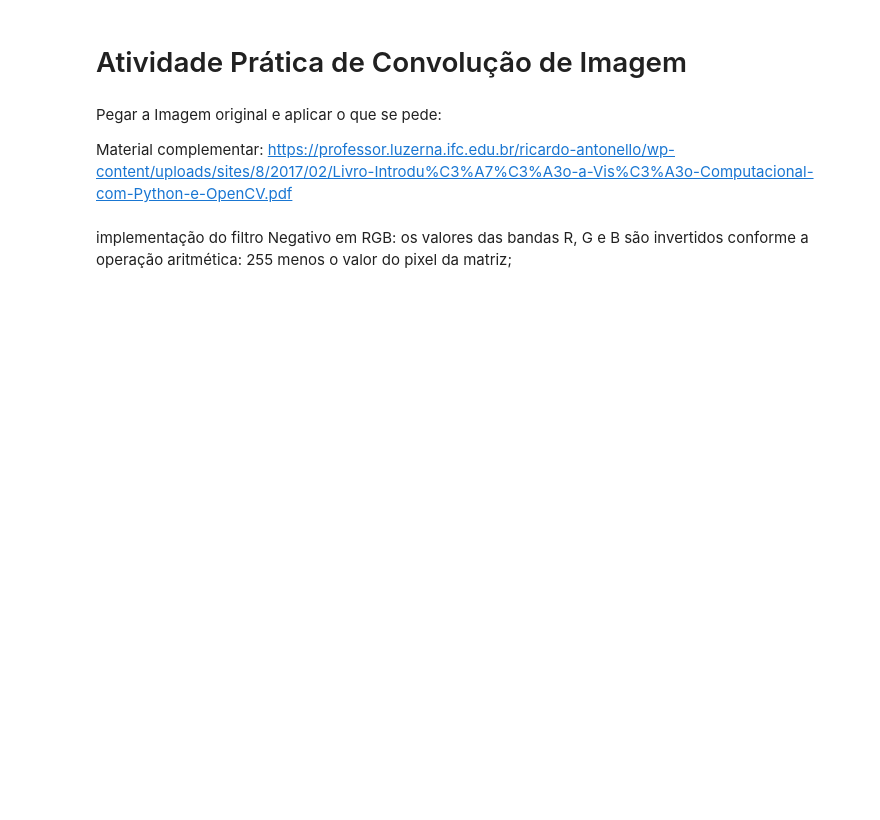
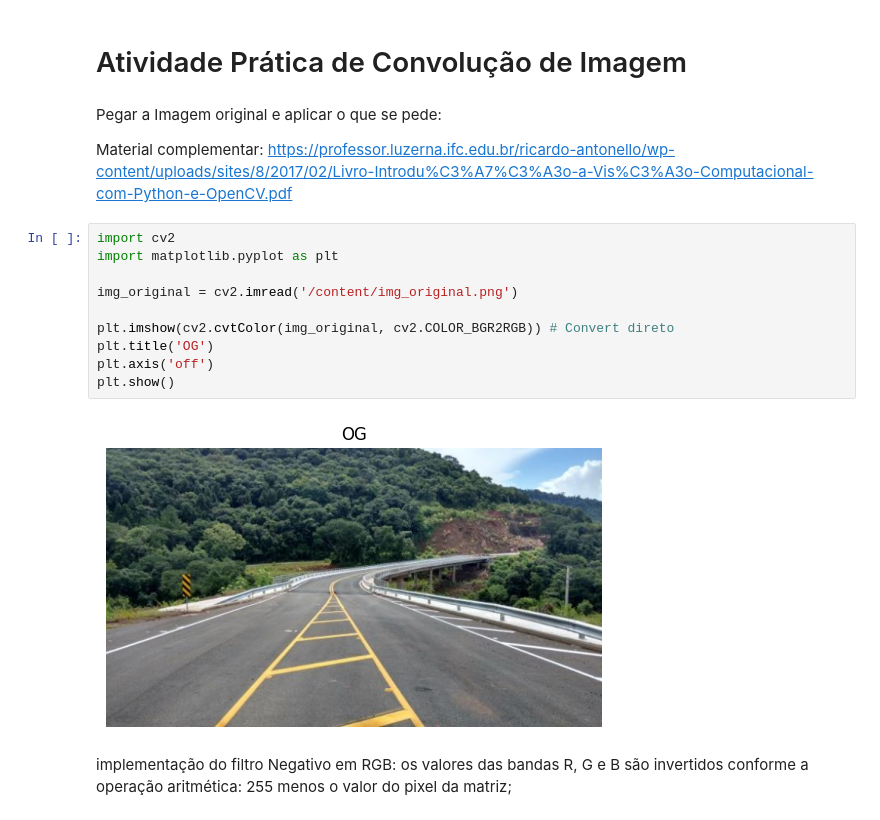
Before and after one commit to Kiwiabacaxi/PDI, a Jupyter notebook: Exercicio_de_Pratica_de_Convolucao.ipynb, the cells around one changed output. Drawn from its saved outputs; the diff is of its cells as text; blank space fills up the shorter version.

```diff
--- a/Exercicio_de_Pratica_de_Convolucao.ipynb
+++ b/Exercicio_de_Pratica_de_Convolucao.ipynb
@@ -8,5 +8,17 @@ Pegar a Imagem original e aplicar o que se pede:
 
 Material complementar:
 https://professor.luzerna.ifc.edu.br/ricardo-antonello/wp-content/uploads/sites/8/2017/02/Livro-Introdu%C3%A7%C3%A3o-a-Vis%C3%A3o-Computacional-com-Python-e-OpenCV.pdf
+# %%
+import cv2
+import matplotlib.pyplot as plt
+
+img_original = cv2.imread('/content/img_original.png')
+
+plt.imshow(cv2.cvtColor(img_original, cv2.COLOR_BGR2RGB)) # Convert direto
+plt.title('OG')
+plt.axis('off')
+plt.show()
+# %% [output]
+[figure, added]
 # %% [markdown]
 implementação do filtro Negativo em RGB: os valores das bandas R, G e B são invertidos conforme a operação aritmética: 255 menos o valor do pixel da matriz;
```
Also changed, not shown: parts of 11 cells of this notebook.
